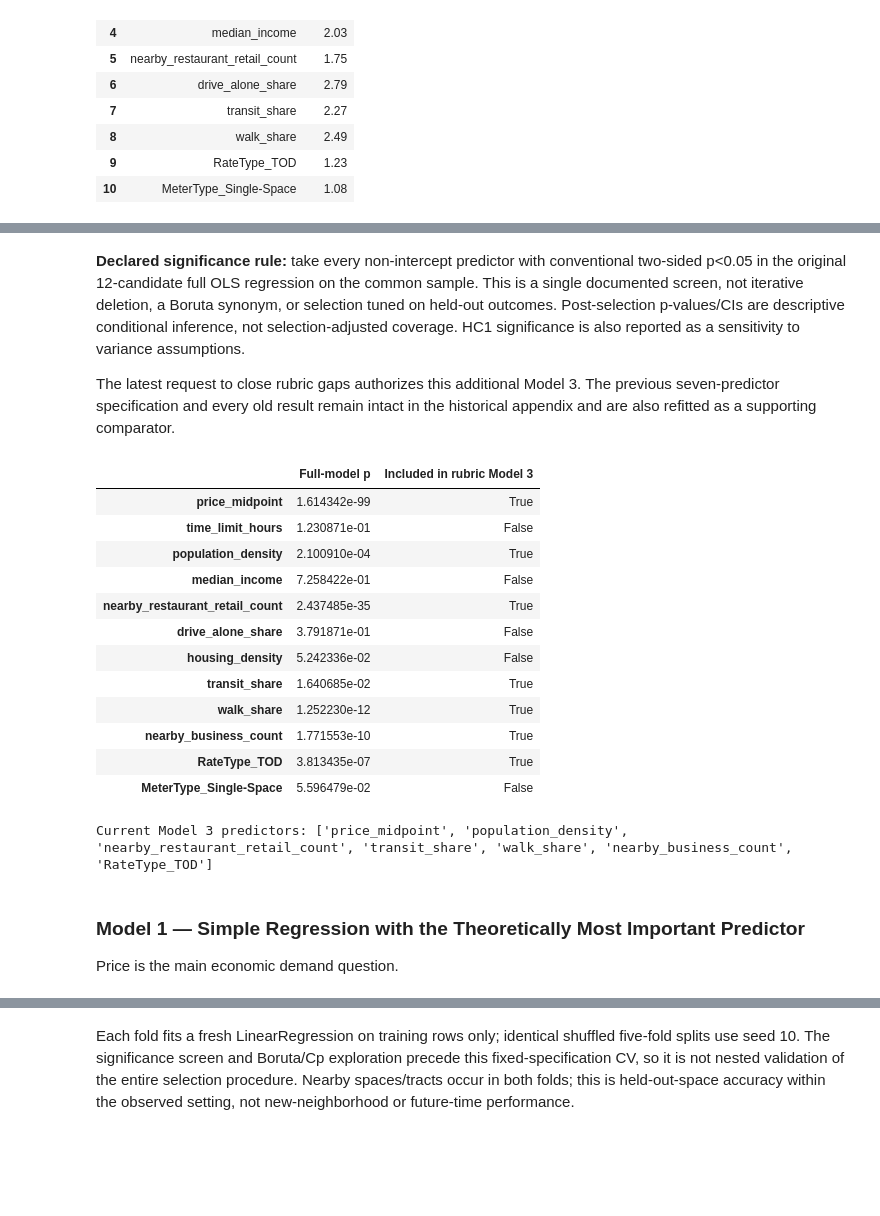
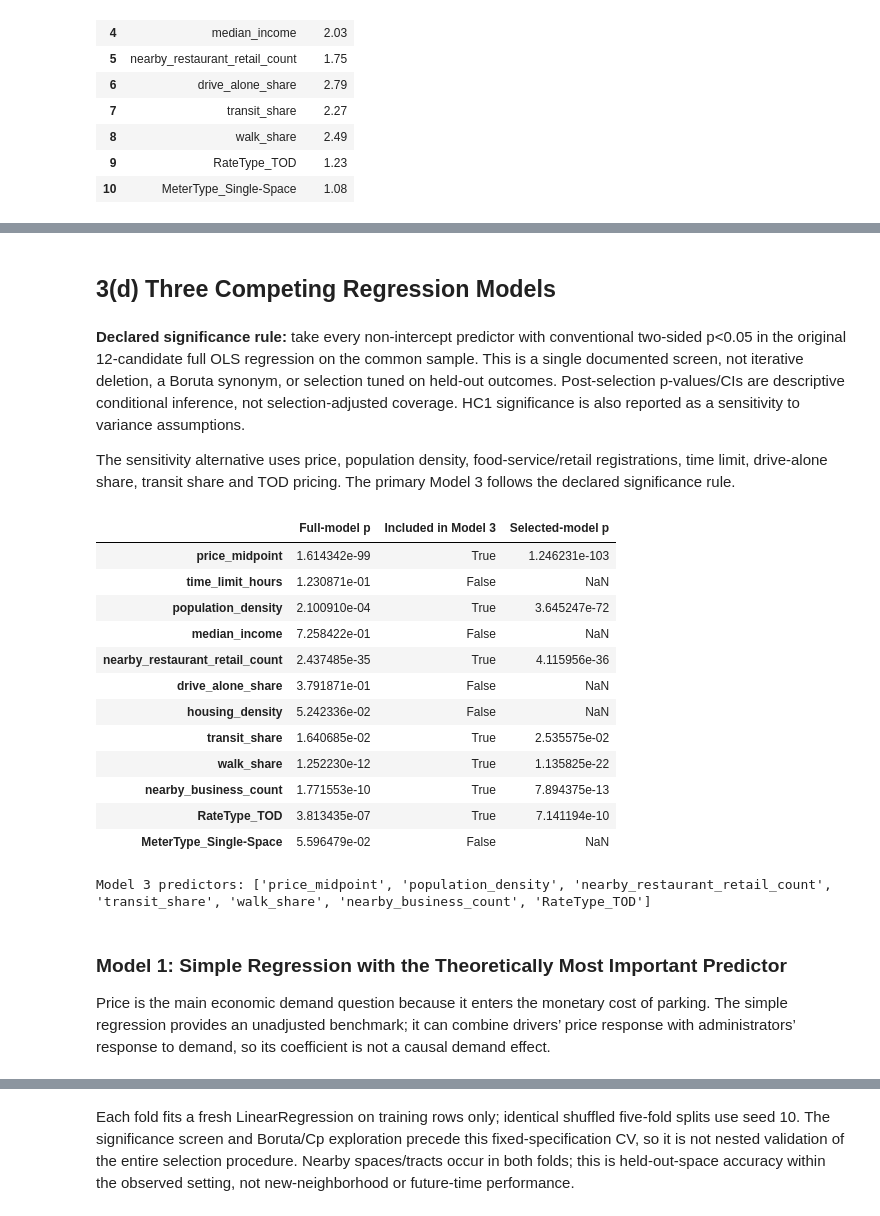
Before and after one commit to finnrcase/Spotless, a Jupyter notebook: notebooks/03_variable_selection_models.ipynb, the cells around one changed output, grey strips where cells are left out. Cells and saved outputs as stored; diff of their text form; code cells hidden in the pictures; blank space fills up the shorter version.

```diff
--- a/notebooks/03_variable_selection_models.ipynb
+++ b/notebooks/03_variable_selection_models.ipynb
@@ -27,7 +17,10 @@ from IPython.display import display, Markdown
 
 %matplotlib inline
 
-root = Path.cwd().parent
+root = next((folder for folder in [Path.cwd(), *Path.cwd().parents]
+             if (folder / "data/processed/parking_cross_section.csv").is_file()), None)
+if root is None:
+    raise FileNotFoundError("The project data/processed/parking_cross_section.csv file is required.")
 parking_full = pd.read_csv(root / "data/processed/parking_cross_section.csv",
                           dtype={"SpaceID": str, "GEOID": str})
 parking = parking_full.loc[parking_full["RateType"].isin(["FLAT", "TOD"])].copy()
@@ -45,6 +38,11 @@ assert parking_full["SpaceID"].is_unique
 assert parking.loc[data.index, "SpaceID"].is_unique
 print("Original / FLAT+TOD / common:", len(parking_full), len(parking), len(data))
 print("Candidates / common-sample tracts:", X.shape[1], parking.loc[data.index, "GEOID"].nunique())
+
+# Preserve complete table text in report outputs.
+pd.set_option("display.max_colwidth", None)
+pd.set_option("display.max_columns", 30)
+pd.set_option("display.max_rows", 100)
 # %% [output]
 Original / FLAT+TOD / common: 4139 4060 4016
 Candidates / common-sample tracts: 12 45
@@ -345,49 +324,55 @@ Population/housing density and overlapping business counts inflate full-set VIF.
+# %% [markdown]
+<a id="section-3d"></a>
+
+## 3(d) Three Competing Regression Models
 # %% [markdown]
 **Declared significance rule:** take every non-intercept predictor with conventional two-sided p<0.05 in the original 12-candidate full OLS regression on the common sample. This is a single documented screen, not iterative deletion, a Boruta synonym, or selection tuned on held-out outcomes. Post-selection p-values/CIs are descriptive conditional inference, not selection-adjusted coverage. HC1 significance is also reported as a sensitivity to variance assumptions.
 
-The latest request to close rubric gaps authorizes this additional Model 3. The previous seven-predictor specification and every old result remain intact in the historical appendix and are also refitted as a supporting comparator.
+The sensitivity alternative uses price, population density, food-service/retail registrations, time limit, drive-alone share, transit share and TOD pricing. The primary Model 3 follows the declared significance rule.
 # %%
 # Fixed rule: retain EVERY slope with conventional p < 0.05 in the
 # original 12-candidate full OLS model, on the same complete-case sample.
 # This is one screen, not repeated p-value deletion or hold-out tuning.
 full_model = sm.OLS(y, sm.add_constant(X)).fit()
 alpha = 0.05
 predictors = [v for v in X.columns if full_model.pvalues[v] < alpha]
 legacy_predictors = ["price_midpoint", "time_limit_hours", "population_density",
                      "nearby_restaurant_retail_count", "drive_alone_share",
                      "transit_share", "RateType_TOD"]
 X1 = sm.add_constant(data[["price_midpoint"]])
 X2 = sm.add_constant(data[["price_midpoint", "population_density", "nearby_restaurant_retail_count"]])
 X3 = sm.add_constant(data[predictors])
 model1 = sm.OLS(y, X1).fit()
 model2 = sm.OLS(y, X2).fit()
 model3 = sm.OLS(y, X3).fit()
 hc1 = sm.OLS(y, X3).fit(cov_type="HC1")
 legacy_model = sm.OLS(y, sm.add_constant(data[legacy_predictors])).fit()
 assert set(predictors) == set(full_model.pvalues.drop("const").loc[lambda p: p < alpha].index)
 selection_table = pd.DataFrame({"Full-model p":full_model.pvalues.drop("const"),
-                                  "Included in rubric Model 3":[v in predictors for v in X.columns]})
+                                  "Included in Model 3":[v in predictors for v in X.columns]})
+selection_table["Selected-model p"] = model3.pvalues.reindex(selection_table.index)
+assert model3.pvalues.drop("const").lt(alpha).all()
 display(selection_table)
-print("Current Model 3 predictors:", predictors)
+print("Model 3 predictors:", predictors)
 # %% [output]
-|  | Full-model p | Included in rubric Model 3 |
-| price_midpoint | 1.614342e-99 | True |
-| time_limit_hours | 1.230871e-01 | False |
-| population_density | 2.100910e-04 | True |
-| median_income | 7.258422e-01 | False |
-| nearby_restaurant_retail_count | 2.437485e-35 | True |
-| drive_alone_share | 3.791871e-01 | False |
-| housing_density | 5.242336e-02 | False |
-| transit_share | 1.640685e-02 | True |
-| walk_share | 1.252230e-12 | True |
-| nearby_business_count | 1.771553e-10 | True |
-| RateType_TOD | 3.813435e-07 | True |
-| MeterType_Single-Space | 5.596479e-02 | False |
+|  | Full-model p | Included in Model 3 | Selected-model p |
+| price_midpoint | 1.614342e-99 | True | 1.246231e-103 |
+| time_limit_hours | 1.230871e-01 | False | NaN |
+| population_density | 2.100910e-04 | True | 3.645247e-72 |
+| median_income | 7.258422e-01 | False | NaN |
+| nearby_restaurant_retail_count | 2.437485e-35 | True | 4.115956e-36 |
+| drive_alone_share | 3.791871e-01 | False | NaN |
+| housing_density | 5.242336e-02 | False | NaN |
+| transit_share | 1.640685e-02 | True | 2.535575e-02 |
+| walk_share | 1.252230e-12 | True | 1.135825e-22 |
+| nearby_business_count | 1.771553e-10 | True | 7.894375e-13 |
+| RateType_TOD | 3.813435e-07 | True | 7.141194e-10 |
+| MeterType_Single-Space | 5.596479e-02 | False | NaN |
-Current Model 3 predictors: ['price_midpoint', 'population_density', 'nearby_restaurant_retail_count', 'transit_share', 'walk_share', 'nearby_business_count', 'RateType_TOD']
+Model 3 predictors: ['price_midpoint', 'population_density', 'nearby_restaurant_retail_count', 'transit_share', 'walk_share', 'nearby_business_count', 'RateType_TOD']
 # %% [markdown]
-### Model 1 — Simple Regression with the Theoretically Most Important Predictor
+### Model 1: Simple Regression with the Theoretically Most Important Predictor
 
-Price is the main economic demand question.
+Price is the main economic demand question because it enters the monetary cost of parking. The simple regression provides an unadjusted benchmark; it can combine drivers’ price response with administrators’ response to demand, so its coefficient is not a causal demand effect.
 # %%
 print(model1.summary())
 # %% [output]
```
Also changed, not shown: parts of 102 cells of this notebook, 38 other files.
